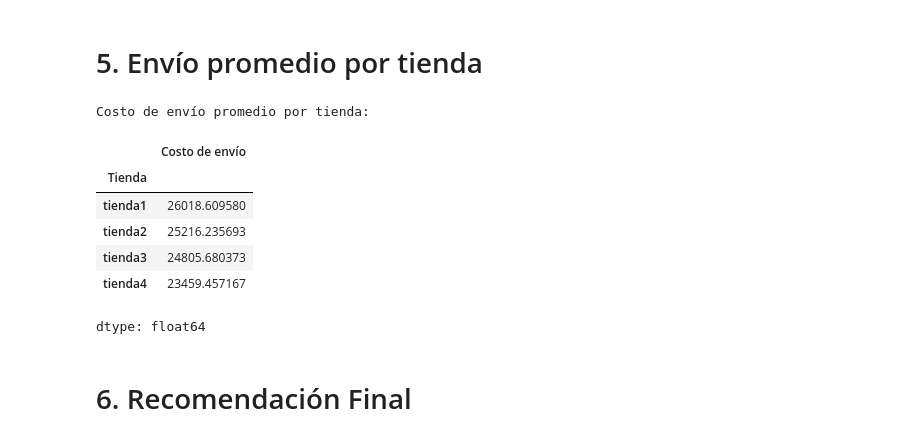
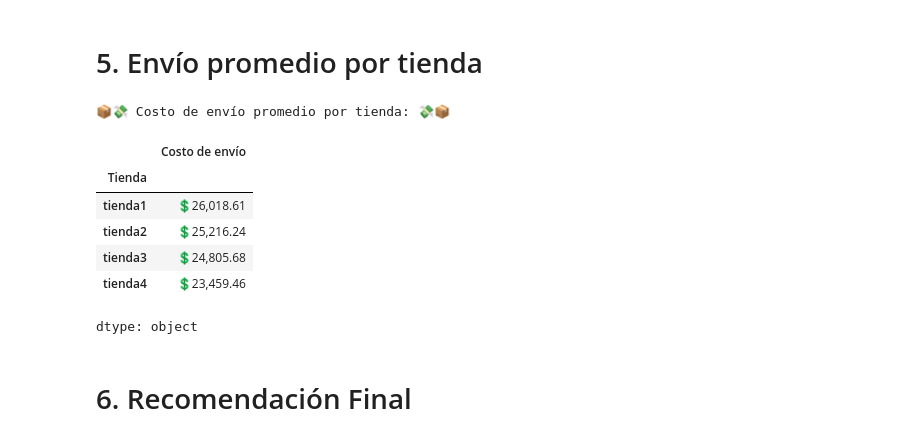
Before and after one commit to Harold-dev-code/Primer_Challenge_DataScience_Alura_Store, a Jupyter notebook: Primer_Challenge_DataScience_AluraStore.ipynb, the cells around one changed output. Drawn from its saved outputs; the diff is of its cells as text; code cells hidden in the pictures.

Commit message:
calcular Envío promedio por tienda

```diff
--- a/Primer_Challenge_DataScience_AluraStore.ipynb
+++ b/Primer_Challenge_DataScience_AluraStore.ipynb
@@ -23,6 +23,21 @@ tienda1.head()
 | 2 | Juego de mesa | Juguetes | 209600.0 | 15900.0 | 15/03/2021 | Juan Fernandez | Cartagena | ... |
 | 3 | Microondas | Electrodomésticos | 757500.0 | 41000.0 | 03/05/2022 | Juan Fernandez | Cali | ... |
 | 4 | Silla de oficina | Muebles | 335200.0 | 20200.0 | 07/11/2020 | Maria Alfonso | Medellín | ... |
+# %%
+import pandas as pd
+
+# Guardar la configuración actual para restaurarla después
+original_max_rows = pd.get_option('display.max_rows')
+
+# Configurar Pandas para mostrar todas las filas
+pd.set_option('display.max_rows', None)
+
+# Ahora, si usamos print o display, debería mostrar más o todas las filas
+print("--- Recaudo por producto por tienda (todas las filas) ---")
+display(recaudo_por_producto_por_tienda)
+
+# Restaurar la configuración original de Pandas
+pd.set_option('display.max_rows', original_max_rows)
 # %% [markdown]
 ##**-Conociendo los datos**
 # %%
@@ -541,18 +558,22 @@ Tienda: tienda2
 # %%
 # Calcular el costo de envío promedio por tienda.
 # %%
+# Calcula el gasto promedio que se paga por envío en cada una de las tiendas.
 envio_promedio_tienda = df_tiendas_completo.groupby('Tienda')['Costo de envío'].mean()
-print("Costo de envío promedio por tienda:")
-display(envio_promedio_tienda.sort_values(ascending=False))
+
+print("📦💸 Costo de envío promedio por tienda: 💸📦")
+
+#Ordena los costos de envío de mayor a menor y les da formato de moneda (dólar con dos decimales).
+display(envio_promedio_tienda.sort_values(ascending=False).map(lambda x: f'💲{x:,.2f}'))
 # %% [output]
-Costo de envío promedio por tienda:
+📦💸 Costo de envío promedio por tienda: 💸📦
 |  | Costo de envío |
 | Tienda |  |
-| tienda1 | 26018.609580 |
-| tienda2 | 25216.235693 |
-| tienda3 | 24805.680373 |
-| tienda4 | 23459.457167 |
+| tienda1 | 💲26,018.61 |
+| tienda2 | 💲25,216.24 |
+| tienda3 | 💲24,805.68 |
+| tienda4 | 💲23,459.46 |
-dtype: float64
+dtype: object
 # %% [markdown]
 # 6. Recomendación Final
 # %% [markdown]
```
Also changed, not shown: parts of 5 cells of this notebook.
